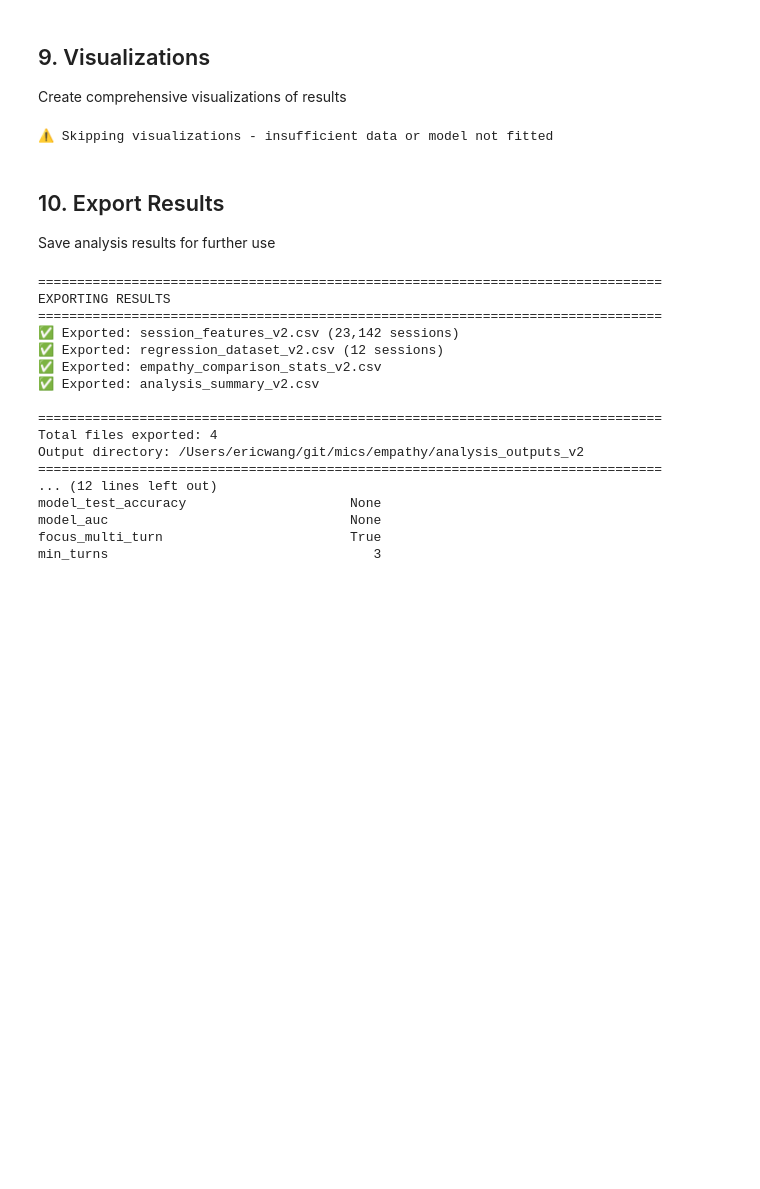
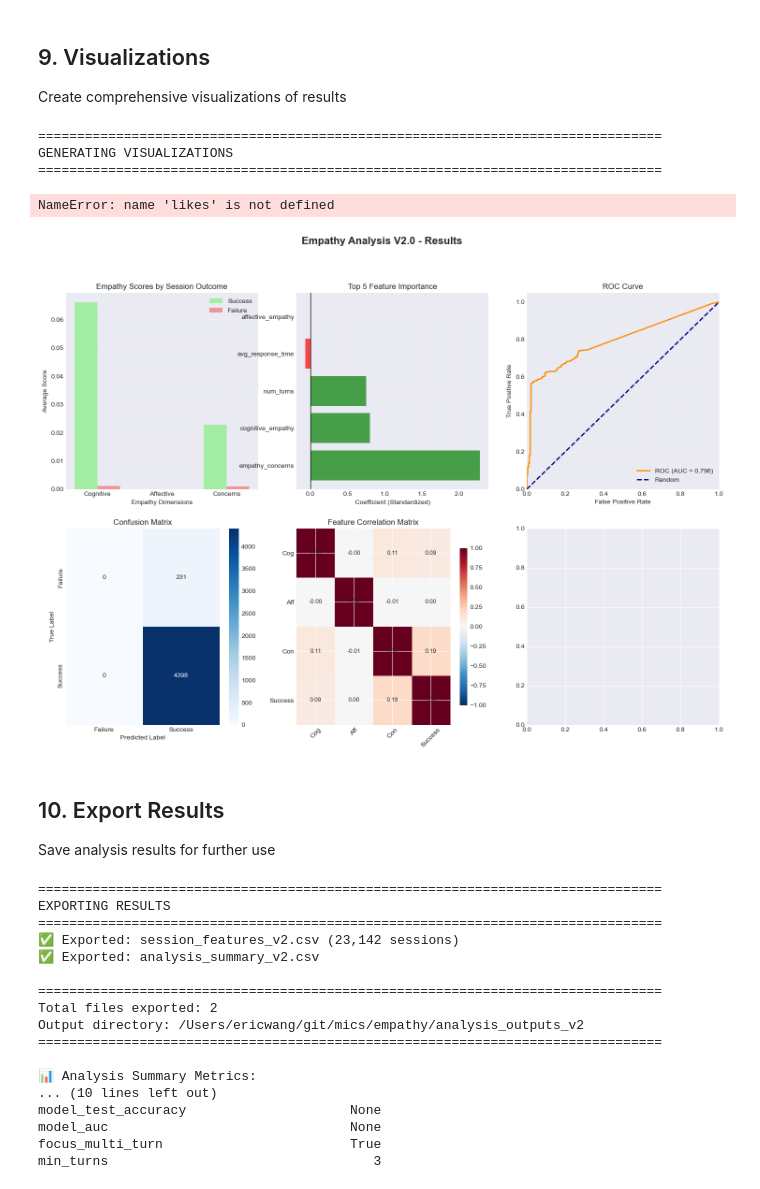
Before and after one commit to ericwangpq/isr-empathy-repo, a Jupyter notebook: empathy_analysis_v2.ipynb, the cells around one changed output. Saved outputs shown, nothing was run; the diff lists cells and outputs as text; code cells hidden in the pictures; blank space fills up the shorter version.

```diff
--- a/empathy_analysis_v2.ipynb
+++ b/empathy_analysis_v2.ipynb
@@ -715,9 +736,20 @@ def merge_consecutive_turns(df_conversations):
     turn_data.columns = ['session_id', 'turn_id', 'speaker_type', 'content',
                           'turn_start_time', 'turn_end_time']
 
+    # Map Chinese speaker types to English
+    speaker_type_map = {
+        '系统消息': 'bot',      # System message -> bot
+        '用户消息': 'user'      # User message -> user
+    }
+    turn_data['speaker_type'] = turn_data['speaker_type'].map(speaker_type_map)
+
+    # Remove any unmapped types
+    turn_data = turn_data[turn_data['speaker_type'].notna()].copy()
+
     print(f"  Original messages: {len(df):,}")
     print(f"  Merged turns: {len(turn_data):,}")
     print(f"  Unique sessions: {turn_data['session_id'].nunique():,}")
+    print(f"  Speaker types: {turn_data['speaker_type'].value_counts().to_dict()}")
 
     return turn_data
 
@@ -1133,7 +1188,7 @@ EMPATHY DIMENSIONS COMPARISON
 
 Binary regression: Empathy dimensions → Like/Dislike
 # %%
-# Logistic Regression: Empathy → User Satisfaction (Like/Dislike)
+# Logistic Regression: Empathy → Success Events
 if len(df_regression) >= 30:
     print("="*80)
     print("LOGISTIC REGRESSION ANALYSIS")
@@ -1145,14 +1200,14 @@ if len(df_regression) >= 30:
     # Add control variables
     control_cols = ['num_turns', 'avg_response_time']
     X_full = df_regression[feature_cols + control_cols].copy()
-    y = df_regression['like_binary'].copy()
+    y = df_regression['has_success_event'].copy()
 
     print(f"\nData Preparation:")
     print(f"  Sample size: {len(X_full):,}")
     print(f"  Features: {X_full.columns.tolist()}")
     print(f"  Target distribution:")
-    print(f"    Likes (1): {y.sum():,} ({y.mean():.1%})")
-    print(f"    Dislikes (0): {(~y.astype(bool)).sum():,} ({(1-y.mean()):.1%})")
+    print(f"    Success (1): {y.sum():,} ({y.mean():.1%})")
+    print(f"    Failure (0): {(~y.astype(bool)).sum():,} ({(1-y.mean()):.1%})")
 
     # Check for missing values
     if X_full.isnull().any().any():
@@ -1200,7 +1255,7 @@ if len(df_regression) >= 30:
     print(f"\n{'='*80}")
     print("CLASSIFICATION REPORT (Test Set)")
     print("="*80)
-    print(classification_report(y_test, y_pred_test, target_names=['Dislike', 'Like']))
+    print(classification_report(y_test, y_pred_test, target_names=['Failure', 'Success']))
 
     print(f"\nConfusion Matrix (Test Set):")
     cm = confusion_matrix(y_test, y_pred_test)
@@ -1226,7 +1281,7 @@ if len(df_regression) >= 30:
     for idx, row in feature_importance.head(3).iterrows():
         direction = "increases" if row['Coefficient'] > 0 else "decreases"
         pct_change = (row['Odds_Ratio'] - 1) * 100
-        print(f"  • {row['Feature']}: 1 SD increase {direction} odds of Like by {abs(pct_change):.1f}%")
+        print(f"  • {row['Feature']}: 1 SD increase {direction} odds of Success by {abs(pct_change):.1f}%")
 
     print(f"\nModel Intercept: {log_model.intercept_[0]:.4f}")
 
@@ -1349,20 +1435,20 @@ if len(df_regression) > 0 and log_model is not None:
     dims = ['cognitive_empathy', 'affective_empathy', 'empathy_concerns']
     dim_labels = ['Cognitive', 'Affective', 'Concerns']
 
-    likes = df_regression[df_regression['like_binary'] == 1]
-    dislikes = df_regression[df_regression['like_binary'] == 0]
+    success = df_regression[df_regression['has_success_event'] == 1]
+    failure = df_regression[df_regression['has_success_event'] == 0]
 
-    like_means = [likes[dim].mean() for dim in dims]
-    dislike_means = [dislikes[dim].mean() for dim in dims]
+    success_means = [success[dim].mean() for dim in dims]
+    failure_means = [failure[dim].mean() for dim in dims]
 
     x = np.arange(len(dims))
     width = 0.35
 
-    ax1.bar(x - width/2, like_means, width, label='Likes', alpha=0.8, color='lightgreen')
-    ax1.bar(x + width/2, dislike_means, width, label='Dislikes', alpha=0.8, color='lightcoral')
+    ax1.bar(x - width/2, success_means, width, label='Success', alpha=0.8, color='lightgreen')
+    ax1.bar(x + width/2, failure_means, width, label='Failure', alpha=0.8, color='lightcoral')
     ax1.set_xlabel('Empathy Dimensions')
     ax1.set_ylabel('Average Score')
-    ax1.set_title('Empathy Scores by Feedback Type')
+    ax1.set_title('Empathy Scores by Session Outcome')
     ax1.set_xticks(x)
     ax1.set_xticklabels(dim_labels)
     ax1.legend()
@@ -1397,50 +1483,54 @@ if len(df_regression) > 0 and log_model is not None:
     ax4 = axes[1, 0]
     if 'cm' in locals():
         sns.heatmap(cm, annot=True, fmt='d', cmap='Blues', ax=ax4,
-                    xticklabels=['Dislike', 'Like'], yticklabels=['Dislike', 'Like'])
+                    xticklabels=['Failure', 'Success'], yticklabels=['Failure', 'Success'])
         ax4.set_ylabel('True Label')
         ax4.set_xlabel('Predicted Label')
         ax4.set_title('Confusion Matrix')
 
     # 5. Correlation matrix
     ax5 = axes[1, 1]
-    corr_cols = ['cognitive_empathy', 'affective_empathy', 'empathy_concerns', 'like_binary']
+    corr_cols = ['cognitive_empathy', 'affective_empathy', 'empathy_concerns', 'has_success_event']
     corr_matrix = df_regression[corr_cols].corr()
     im = ax5.imshow(corr_matrix, cmap='RdBu_r', aspect='auto', vmin=-1, vmax=1)
     ax5.set_xticks(range(len(corr_cols)))
     ax5.set_yticks(range(len(corr_cols)))
-    ax5.set_xticklabels(['Cog', 'Aff', 'Con', 'Like'], rotation=45)
-    ax5.set_yticklabels(['Cog', 'Aff', 'Con', 'Like'])
+    ax5.set_xticklabels(['Cog', 'Aff', 'Con', 'Success'], rotation=45)
+    ax5.set_yticklabels(['Cog', 'Aff', 'Con', 'Success'])
     ax5.set_title('Feature Correlation Matrix')
 
     for i in range(len(corr_cols)):
         for j in range(len(corr_cols)):
             ax5.text(j, i, f'{corr_matrix.iloc[i, j]:.2f}',
                     ha='center', va='center', fontsize=9)
 
     plt.colorbar(im, ax=ax5, shrink=0.8)
 
     # 6. Distribution of total empathy by feedback
     ax6 = axes[1, 2]
     ax6.hist(likes['total_empathy'], alpha=0.6, label='Likes', bins=15,
              color='green', density=True, edgecolor='black')
     ax6.hist(dislikes['total_empathy'], alpha=0.6, label='Dislikes', bins=15,
              color='red', density=True, edgecolor='black')
     ax6.set_xlabel('Total Empathy Score')
     ax6.set_ylabel('Density')
     ax6.set_title('Total Empathy Distribution')
     ax6.legend()
     ax6.grid(True, alpha=0.3)
 
     plt.tight_layout()
     plt.show()
 
     print("✅ Visualizations generated successfully")
 
 else:
     print("⚠️ Skipping visualizations - insufficient data or model not fitted")
 # %% [output]
-⚠️ Skipping visualizations - insufficient data or model not fitted
+================================================================================
+GENERATING VISUALIZATIONS
+================================================================================
+NameError: name 'likes' is not defined
+[figure, added]
 # %% [markdown]
 ## 10. Export Results
 
@@ -1497,8 +1587,8 @@ summary_metrics = {
     'framework_version': '2.0',
     'total_conversations': len(df_conversations) if 'df_conversations' in locals() else 0,
     'total_sessions_analyzed': len(df_analysis) if 'df_analysis' in locals() and len(df_analysis) > 0 else 0,
-    'sessions_with_feedback': len(df_regression) if 'df_regression' in locals() and len(df_regression) > 0 else 0,
-    'like_ratio': df_regression['like_binary'].mean() if 'df_regression' in locals() and len(df_regression) > 0 else None,
+    'sessions_with_events': len(df_regression) if 'df_regression' in locals() and len(df_regression) > 0 else 0,
+    'success_rate': df_regression['has_success_event'].mean() if 'df_regression' in locals() and len(df_regression) > 0 else None,
     'avg_cognitive_empathy': df_analysis['cognitive_empathy'].mean() if 'df_analysis' in locals() and len(df_analysis) > 0 else None,
     'avg_affective_empathy': df_analysis['affective_empathy'].mean() if 'df_analysis' in locals() and len(df_analysis) > 0 else None,
     'avg_empathy_concerns': df_analysis['empathy_concerns'].mean() if 'df_analysis' in locals() and len(df_analysis) > 0 else None,
@@ -1529,15 +1619,15 @@ print(summary_df_display.to_string())
 EXPORTING RESULTS
 ================================================================================
 ✅ Exported: session_features_v2.csv (23,142 sessions)
-✅ Exported: regression_dataset_v2.csv (12 sessions)
-✅ Exported: empathy_comparison_stats_v2.csv
 ✅ Exported: analysis_summary_v2.csv
 
 ================================================================================
-Total files exported: 4
+Total files exported: 2
 Output directory: /Users/ericwang/git/mics/empathy/analysis_outputs_v2
 ================================================================================
-... (12 lines left out)
+
+📊 Analysis Summary Metrics:
+... (10 lines left out)
 model_test_accuracy                     None
 model_auc                               None
 focus_multi_turn                        True
```
Also changed, not shown: parts of 13 cells of this notebook, 1 other file.
